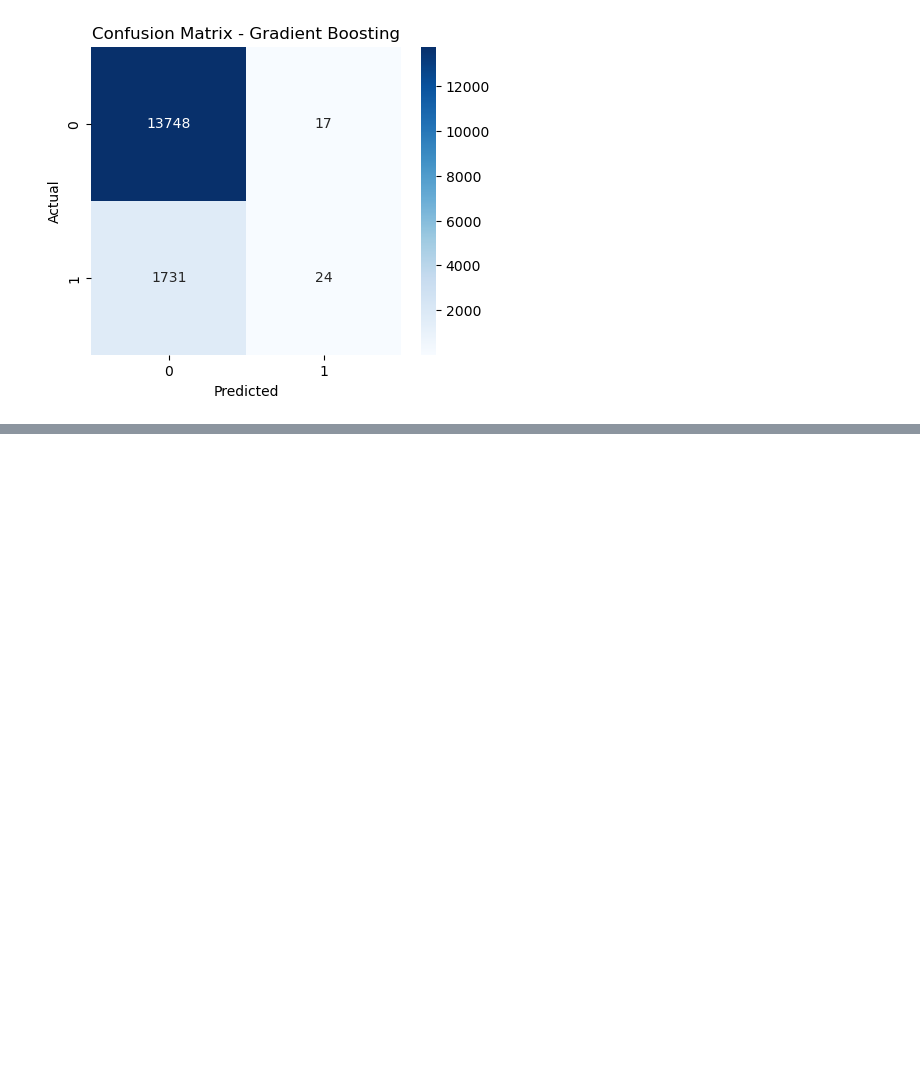
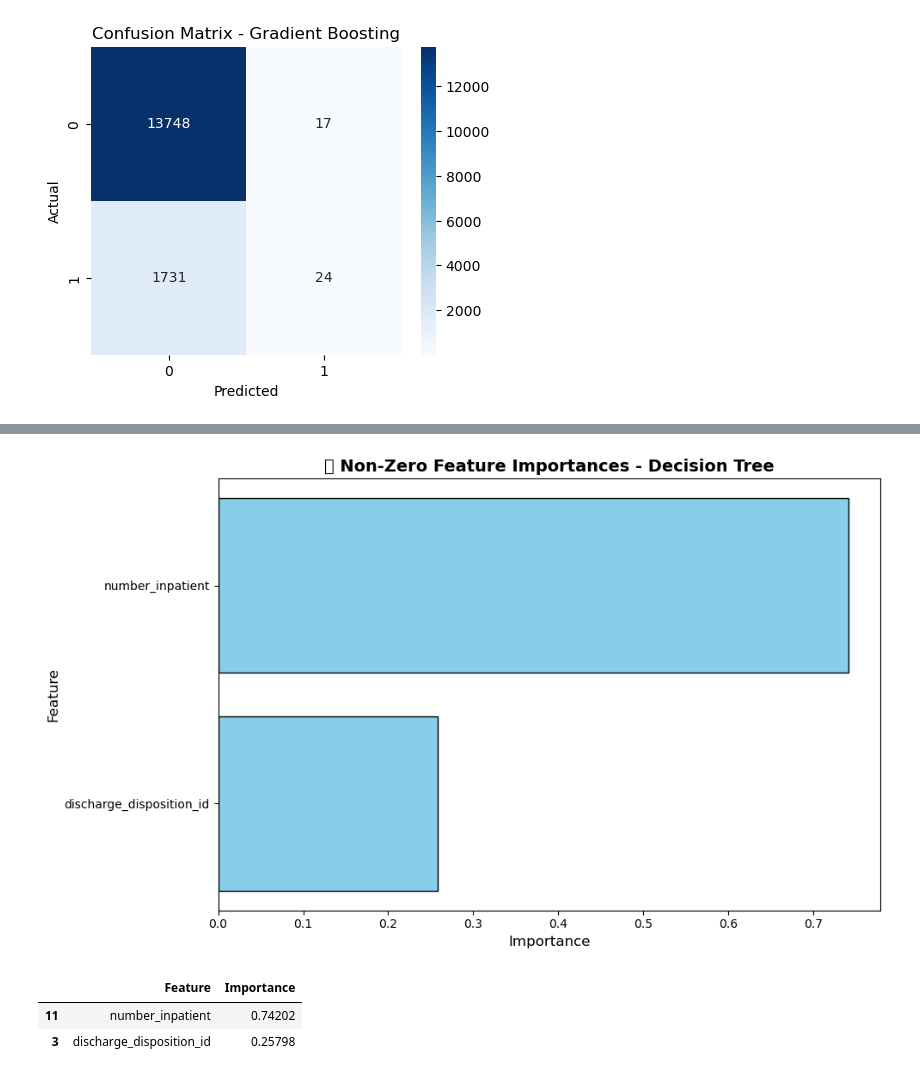
Before and after one commit to ayshathfahima/Final_project__Predicting-30-Day-Hospital-Readmission-in-Diabetic-Patients, a Jupyter notebook: Final_Project.ipynb, the cells around one changed output, grey strips where cells are left out. Saved outputs shown, nothing was run; the diff lists cells and outputs as text; code cells hidden in the pictures; blank space fills up the shorter version.

```diff
--- a/Final_Project.ipynb
+++ b/Final_Project.ipynb
@@ -346,0 +611,37 @@ This helps hospitals identify patients at risk of **30-day readmission** and imp
+# %%
+import matplotlib.pyplot as plt
+import pandas as pd
+
+# Get feature importances
+importances = best_model.feature_importances_
+features = X_train.columns
+
+# Create DataFrame
+feat_importance_df = pd.DataFrame({
+    "Feature": features,
+    "Importance": importances
+})
+
+# Keep only non-zero importance
+feat_importance_df = feat_importance_df[feat_importance_df["Importance"] > 0]
+
+# Sort by importance
+feat_importance_df = feat_importance_df.sort_values(by="Importance", ascending=False)
+
+# Plot
+plt.figure(figsize=(10,6))
+plt.title("📊 Non-Zero Feature Importances - Decision Tree", fontsize=14, weight="bold")
+plt.barh(feat_importance_df["Feature"][::-1], feat_importance_df["Importance"][::-1],
+         color="skyblue", edgecolor="black")
+plt.xlabel("Importance", fontsize=12)
+plt.ylabel("Feature", fontsize=12)
+plt.tight_layout()
+plt.show()
+
+# Show table as well
+feat_importance_df
+# %% [output]
+[figure, added]
+|  | Feature | Importance |
+| 11 | number_inpatient | 0.74202 |
+| 3 | discharge_disposition_id | 0.25798 |
```
Also changed, not shown: parts of 22 cells of this notebook.
